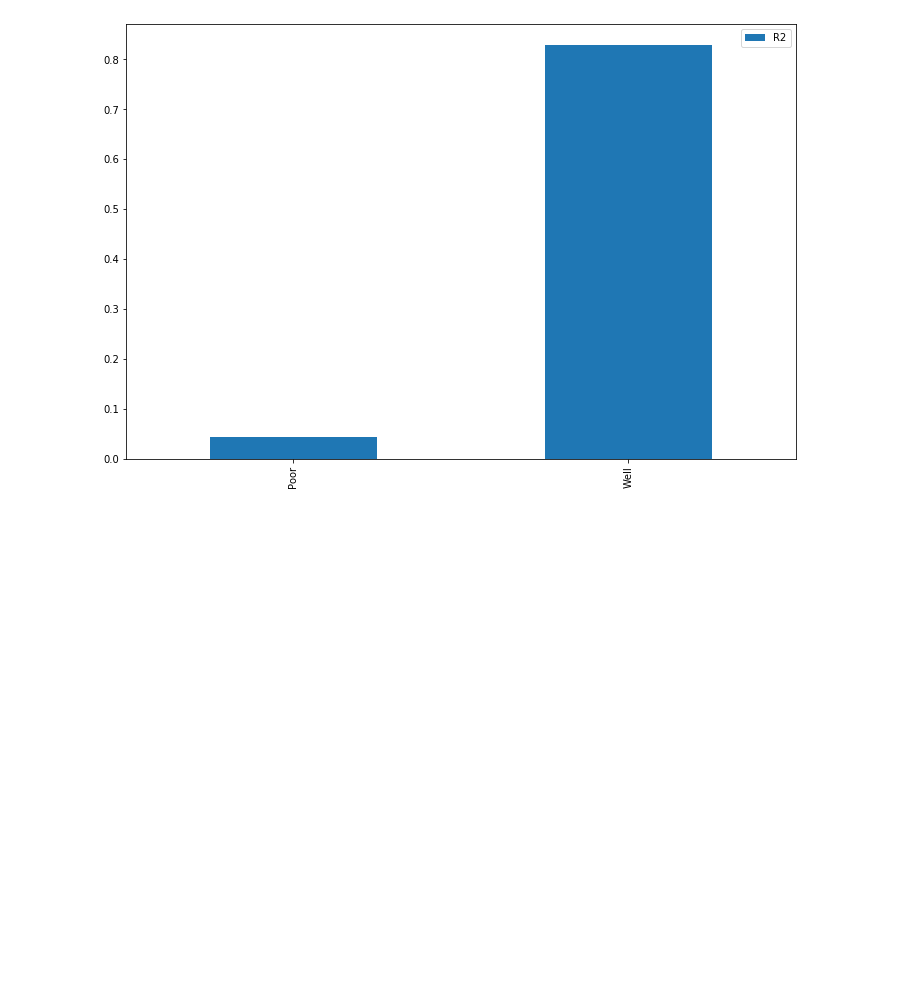
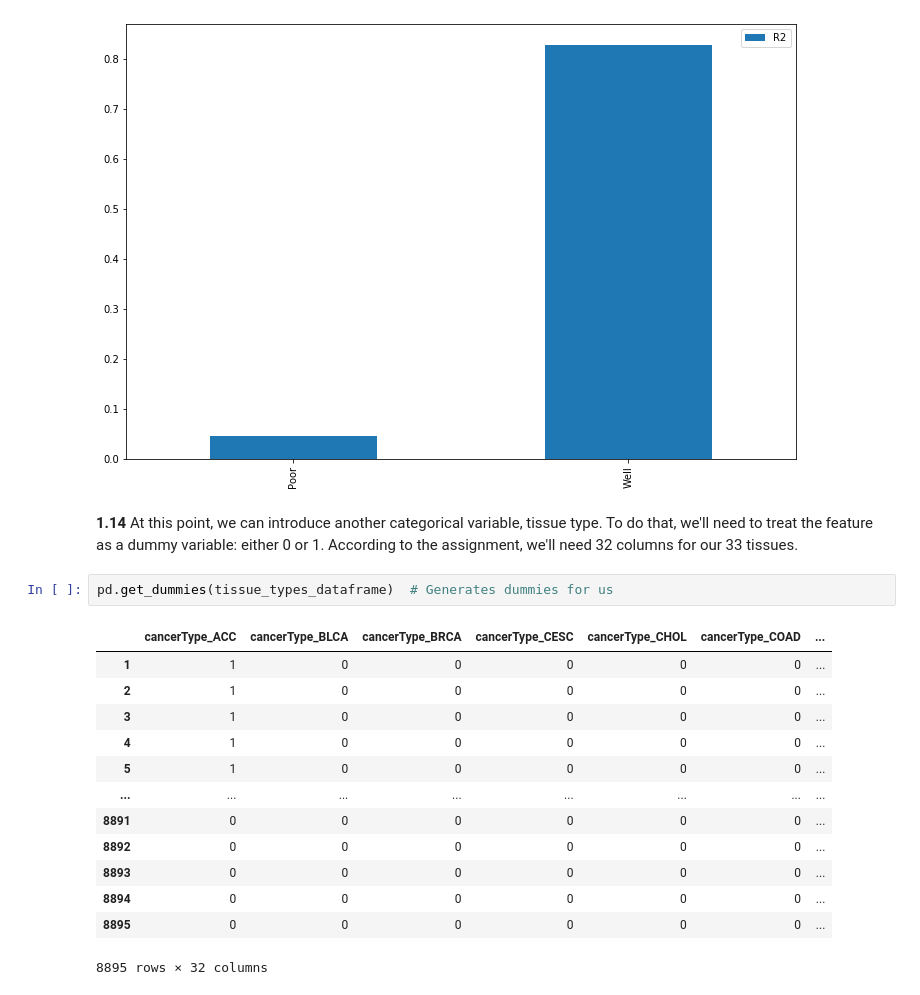
Before and after one commit to jrg94/CSE5522, a Jupyter notebook: lab1.ipynb, the cells around one changed output. Drawn from its saved outputs; the diff is of its cells as text; blank space fills up the shorter version.

Commit message:
Generated dummies using pandas

```diff
--- a/lab1.ipynb
+++ b/lab1.ipynb
@@ -257,3 +257,21 @@ pd.DataFrame.from_dict(avg_dict).plot(kind='bar',figsize=(12,8))
 # %% [output]
 <matplotlib.axes._subplots.AxesSubplot at 0x...>
 [figure]
+# %% [markdown]
+**1.14** At this point, we can introduce another categorical variable, tissue type. To do that, we'll need to treat the feature as a dummy variable: either 0 or 1. According to the assignment, we'll need 32 columns for our 33 tissues.
+# %%
+pd.get_dummies(tissue_types_dataframe)  # Generates dummies for us
+# %% [output]
+|  | cancerType_ACC | cancerType_BLCA | cancerType_BRCA | cancerType_CESC | cancerType_CHOL | cancerType_COAD | ... |
+| 1 | 1 | 0 | 0 | 0 | 0 | 0 | ... |
+| 2 | 1 | 0 | 0 | 0 | 0 | 0 | ... |
+| 3 | 1 | 0 | 0 | 0 | 0 | 0 | ... |
+| 4 | 1 | 0 | 0 | 0 | 0 | 0 | ... |
+| 5 | 1 | 0 | 0 | 0 | 0 | 0 | ... |
+| ... | ... | ... | ... | ... | ... | ... | ... |
+| 8891 | 0 | 0 | 0 | 0 | 0 | 0 | ... |
+| 8892 | 0 | 0 | 0 | 0 | 0 | 0 | ... |
+| 8893 | 0 | 0 | 0 | 0 | 0 | 0 | ... |
+| 8894 | 0 | 0 | 0 | 0 | 0 | 0 | ... |
+| 8895 | 0 | 0 | 0 | 0 | 0 | 0 | ... |
+8895 rows × 32 columns
```
Also changed, not shown: parts of 5 cells of this notebook.
